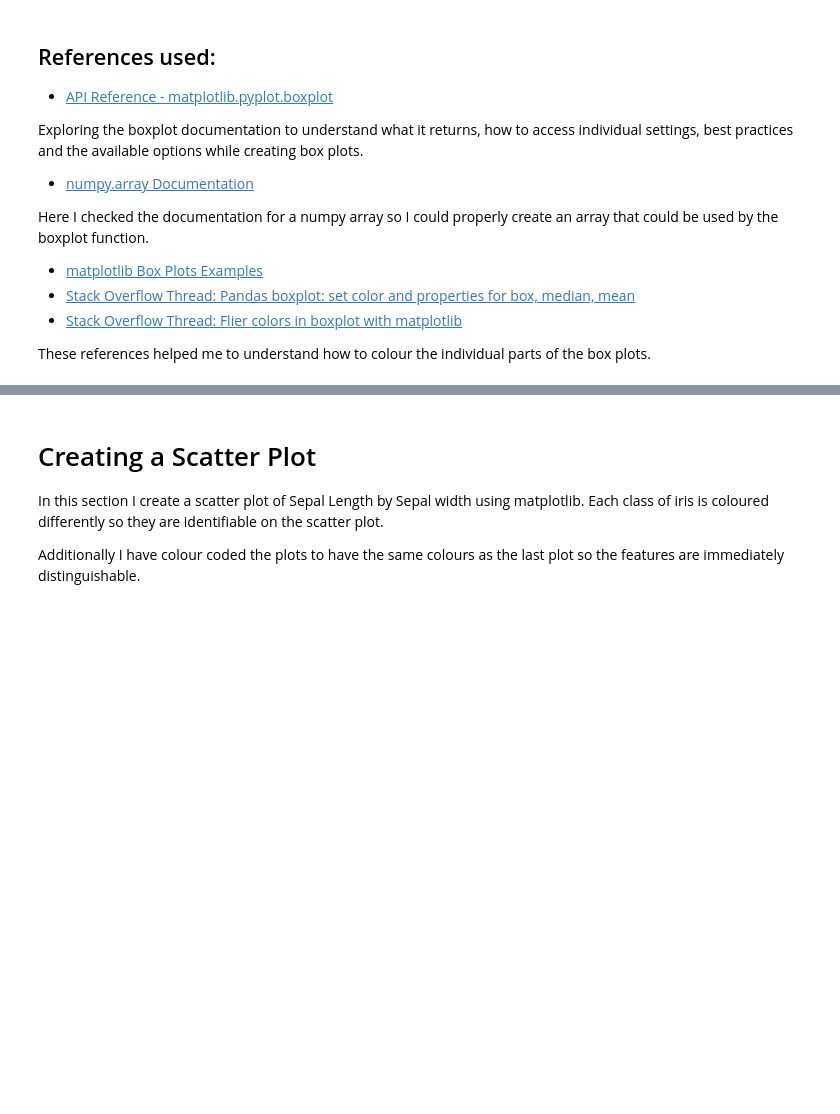
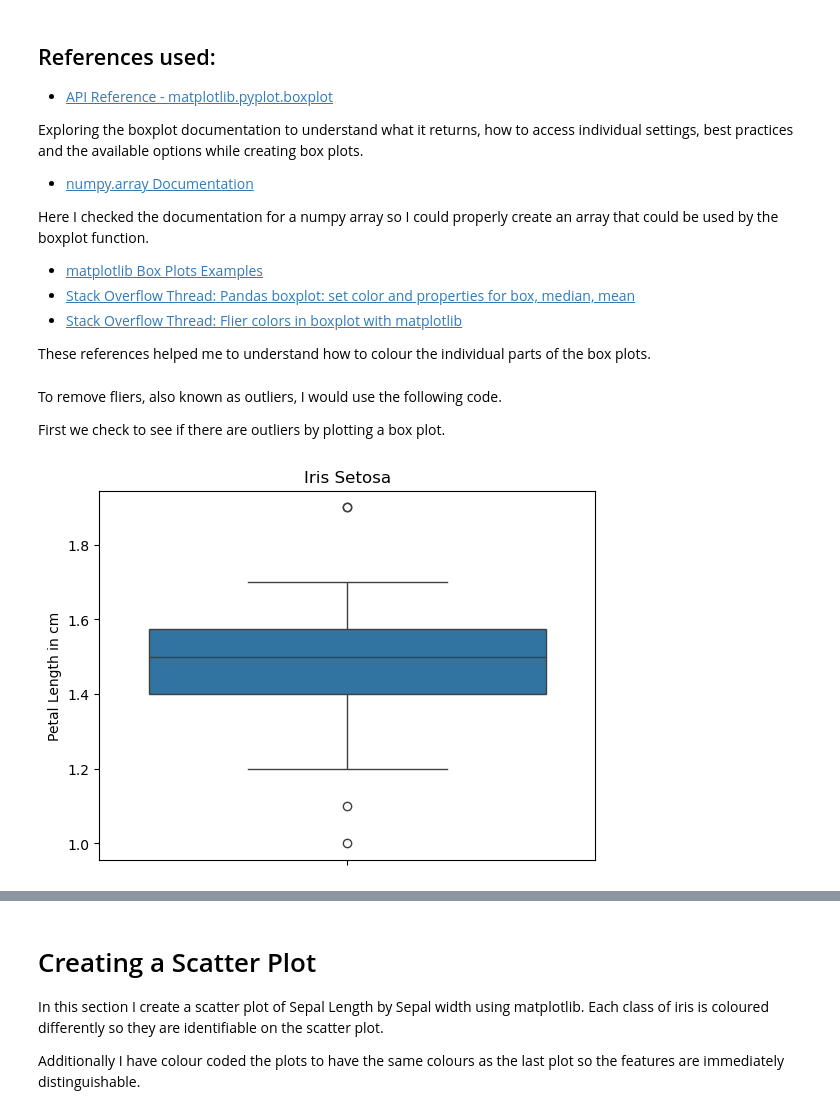
Before and after one commit to CeamanCollins/pands-project, a Jupyter notebook: analysis.ipynb, the cells around one changed output, grey strips where cells are left out. Drawn from its saved outputs; the diff is of its cells as text; code cells hidden in the pictures; blank space fills up the shorter version.

Commit message:
added work on outliers

```diff
--- a/analysis.ipynb
+++ b/analysis.ipynb
@@ -455,3 +467,11 @@ Here I checked the documentation for a numpy array so I could properly create an
 - [Stack Overflow Thread: Flier colors in boxplot with matplotlib](https://stackoverflow.com/questions/43342564/flier-colors-in-boxplot-with-matplotlib)
 
 These references helped me to understand how to colour the individual parts of the box plots.
+# %% [markdown]
+To remove fliers, also known as outliers, I would use the following code.
+
+First we check to see if there are outliers by plotting a box plot.
+# %%
+bp = sns.boxplot(data=setosa_petal_length).set(title='Iris Setosa')
+# %% [output]
+[figure, added]
```
Also changed, not shown: parts of 35 cells of this notebook, 1 other file.
